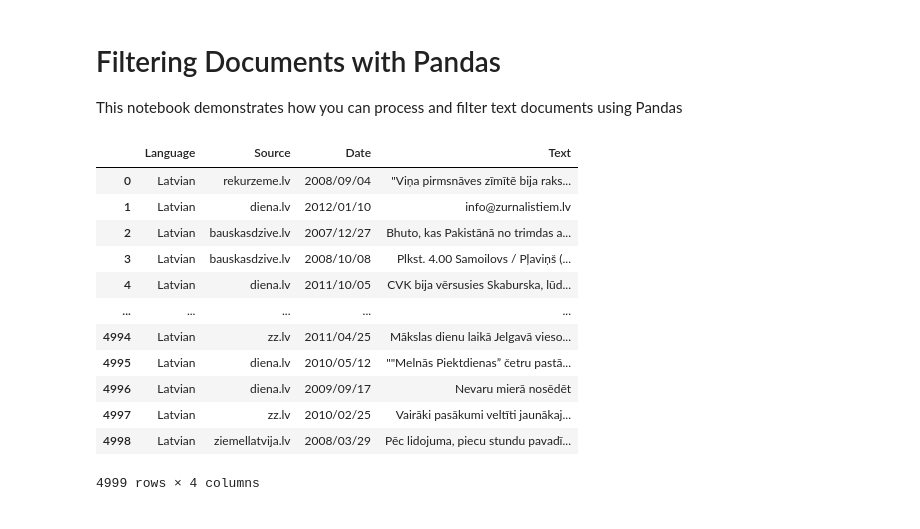
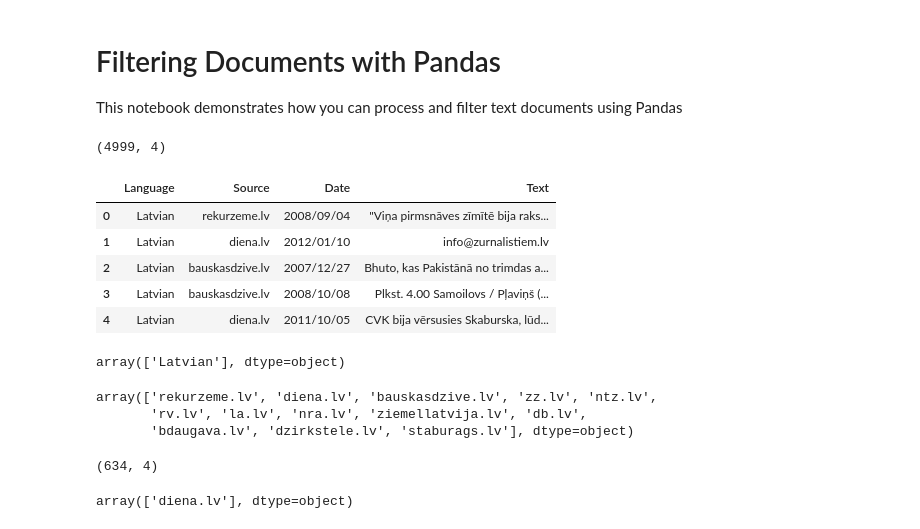
Before and after one commit to ValRCS/BSSDH_22, a Jupyter notebook: notebooks/Filtering Documents with Pandas.ipynb, the cells around one changed output. Cells and saved outputs as stored; diff of their text form; code cells hidden in the pictures.

```diff
--- a/notebooks/Filtering Documents with Pandas.ipynb
+++ b/notebooks/Filtering Documents with Pandas.ipynb
@@ -7,22 +7,23 @@ import pandas
 # %%
 # ...
 # %%
+# for speed we will use our small 5k corpus
 url = "https://github.com/ValRCS/BSSDH_22/raw/main/corpora/lv_old_newspapers_5k.tsv"
 
-df_1 = pandas.read_csv(url, sep="\t")
+df = pandas.read_csv(url, sep="\t")
+df.shape
+# %% [output]
+(4999, 4)
 # %%
-df_1
+df.head()
 # %% [output]
 |  | Language | Source | Date | Text |
 | 0 | Latvian | rekurzeme.lv | 2008/09/04 | "Viņa pirmsnāves zīmītē bija raks... |
 | 1 | Latvian | diena.lv | 2012/01/10 | info@zurnalistiem.lv |
 | 2 | Latvian | bauskasdzive.lv | 2007/12/27 | Bhuto, kas Pakistānā no trimdas a... |
 | 3 | Latvian | bauskasdzive.lv | 2008/10/08 | Plkst. 4.00 Samoilovs / Pļaviņš (... |
 | 4 | Latvian | diena.lv | 2011/10/05 | CVK bija vērsusies Skaburska, lūd... |
-| ... | ... | ... | ... | ... |
-| 4994 | Latvian | zz.lv | 2011/04/25 | Mākslas dienu laikā Jelgavā vieso... |
-| 4995 | Latvian | diena.lv | 2010/05/12 | ""Melnās Piektdienas” četru pastā... |
-| 4996 | Latvian | diena.lv | 2009/09/17 | Nevaru mierā nosēdēt |
-| 4997 | Latvian | zz.lv | 2010/02/25 | Vairāki pasākumi veltīti jaunākaj... |
-| 4998 | Latvian | ziemellatvija.lv | 2008/03/29 | Pēc lidojuma, piecu stundu pavadī... |
-4999 rows × 4 columns
+# %%
+df.Language.unique() # let's check what languages the articles use
+# %% [output]
+array(['Latvian'], dtype=object)
@@ -28,0 +33,18 @@ df_1
+# %%
+df.Source.unique()
+# %% [output]
+array(['rekurzeme.lv', 'diena.lv', 'bauskasdzive.lv', 'zz.lv', 'ntz.lv',
+       'rv.lv', 'la.lv', 'nra.lv', 'ziemellatvija.lv', 'db.lv',
+       'bdaugava.lv', 'dzirkstele.lv', 'staburags.lv'], dtype=object)
+# %%
+# How to get only articles from a single Source?
+# note: Diena is a Latvian newspaper - Day in English
+diena_df = df[df.Source == 'diena.lv']
+diena_df.shape
+# %% [output]
+(634, 4)
+# %%
+# let's check how many different sources we in this new dataframe
+diena_df.Source.unique()
+# %% [output]
+array(['diena.lv'], dtype=object)
```
Also changed, not shown: parts of 27 cells of this notebook.
